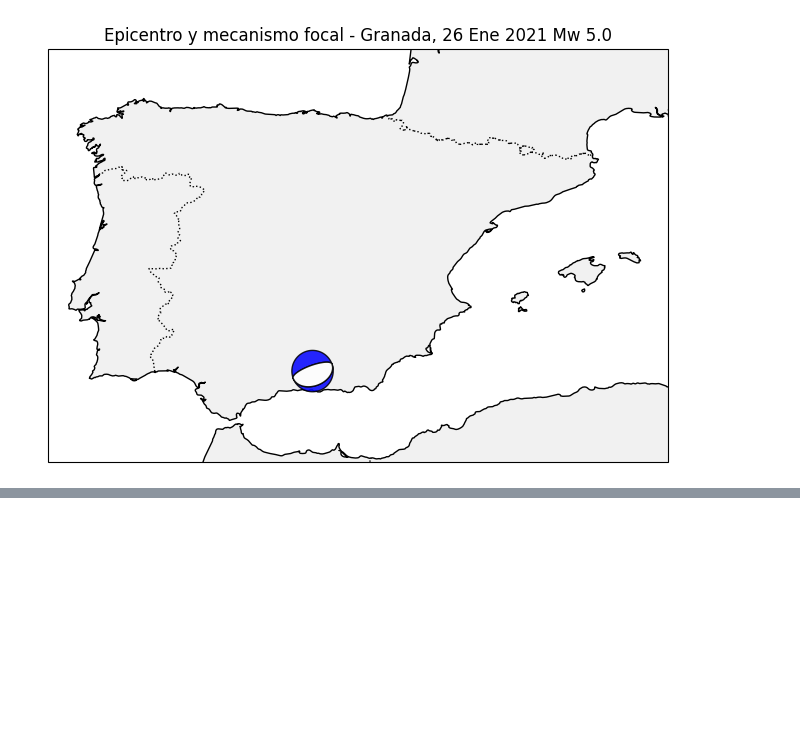
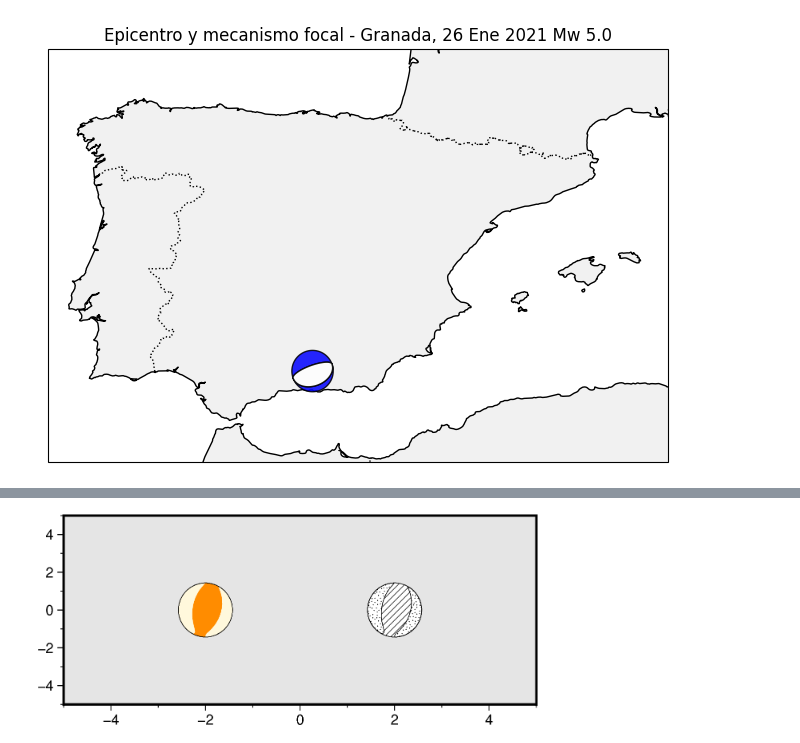
Before and after one commit to galeanojav/MeteoGeoPy, a Jupyter notebook: notebooks/dia4_Geofisica.ipynb, the cells around one changed output, grey strips where cells are left out. Cells and saved outputs as stored; diff of their text form; code cells hidden in the pictures; blank space fills up the shorter version.

```diff
--- a/notebooks/dia4_Geofisica.ipynb
+++ b/notebooks/dia4_Geofisica.ipynb
@@ -349,0 +429,28 @@ plt.show()
+# %%
+fig = pygmt.Figure()
+fig.basemap(region=region, projection=projection, frame=frame)
+
+fig.meca(
+    spec=mt_single,
+    scale="1c",
+    longitude=-2,
+    latitude=0,
+    depth=0,
+    compressionfill="darkorange",
+    extensionfill="cornsilk",
+)
+
+fig.meca(
+    spec=mt_single,
+    scale="1c",
+    longitude=2,
+    latitude=0,
+    depth=0,
+    compressionfill="p8",
+    extensionfill="p31",
+    outline=True,
+)
+
+fig.show()
+# %% [output]
+[figure, added]
```
Also changed, not shown: parts of 23 cells of this notebook, 1 other file.
